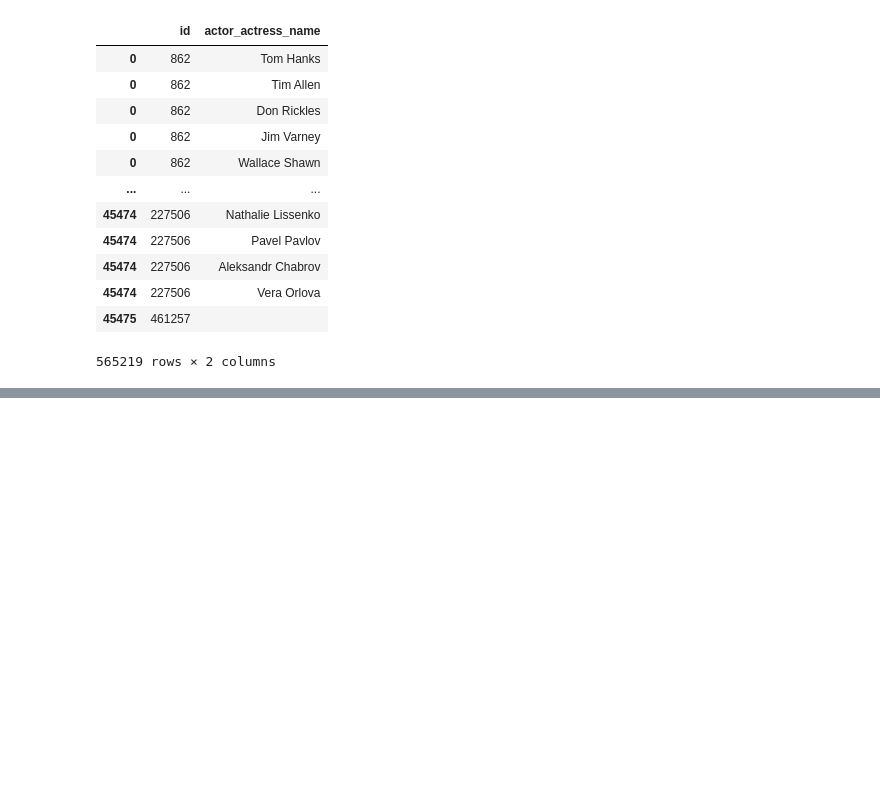
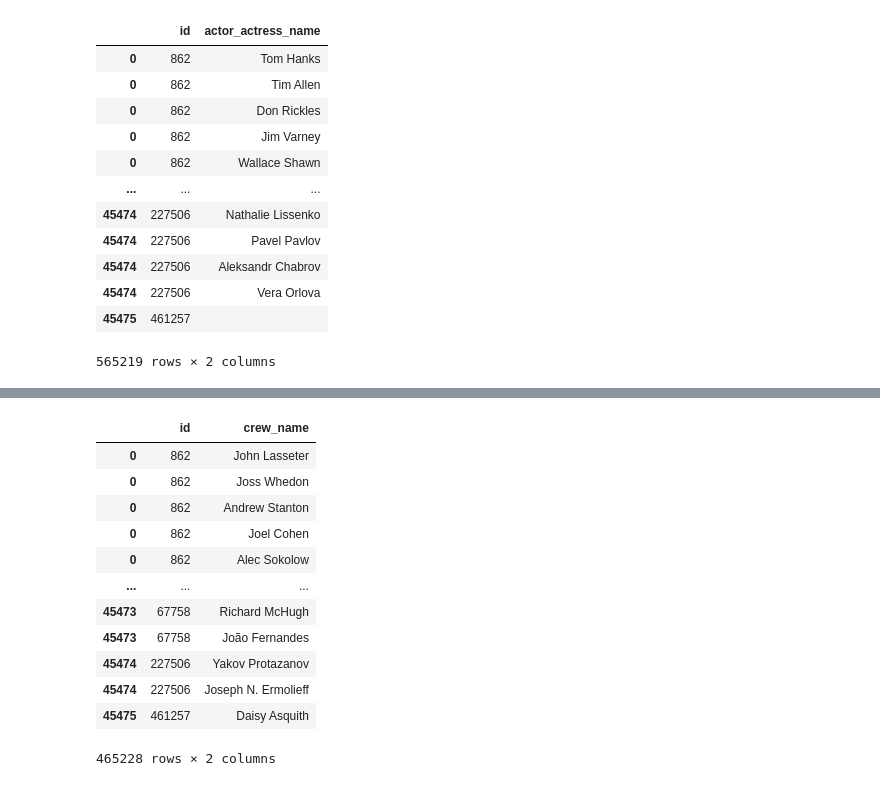
Before and after one commit to fembrioni/henry-pi01-ml-ops, a Jupyter notebook: code/EDA-credits.ipynb, the cells around one changed output, grey strips where cells are left out. Cells and saved outputs as stored; diff of their text form; code cells hidden in the pictures; blank space fills up the shorter version.

```diff
--- a/code/EDA-credits.ipynb
+++ b/code/EDA-credits.ipynb
@@ -123,0 +126,16 @@ m_crew_name_df.drop(columns=['crew_names'], inplace=True)
+# %%
+m_crew_name_df
+# %% [output]
+|  | id | crew_name |
+| 0 | 862 | John Lasseter |
+| 0 | 862 | Joss Whedon |
+| 0 | 862 | Andrew Stanton |
+| 0 | 862 | Joel Cohen |
+| 0 | 862 | Alec Sokolow |
+| ... | ... | ... |
+| 45473 | 67758 | Richard McHugh |
+| 45473 | 67758 | João Fernandes |
+| 45474 | 227506 | Yakov Protazanov |
+| 45474 | 227506 | Joseph N. Ermolieff |
+| 45475 | 461257 | Daisy Asquith |
+465228 rows × 2 columns
```
Also changed, not shown: parts of 2 cells of this notebook.
